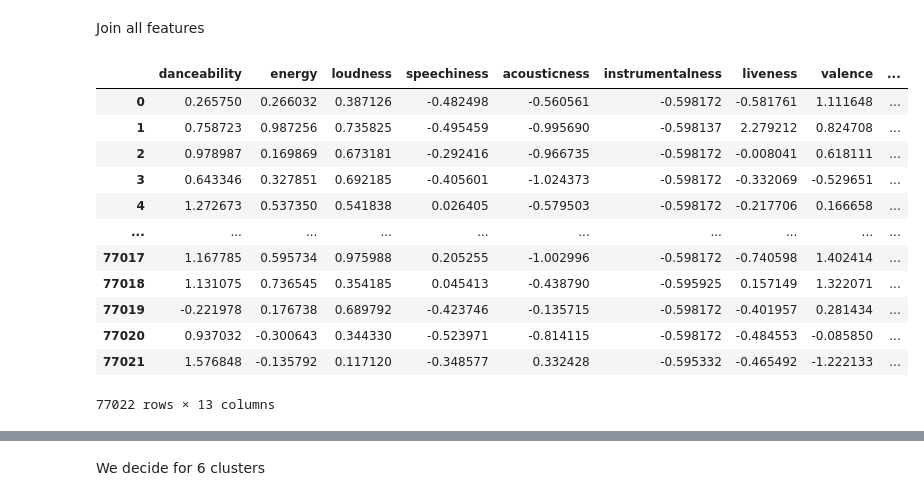
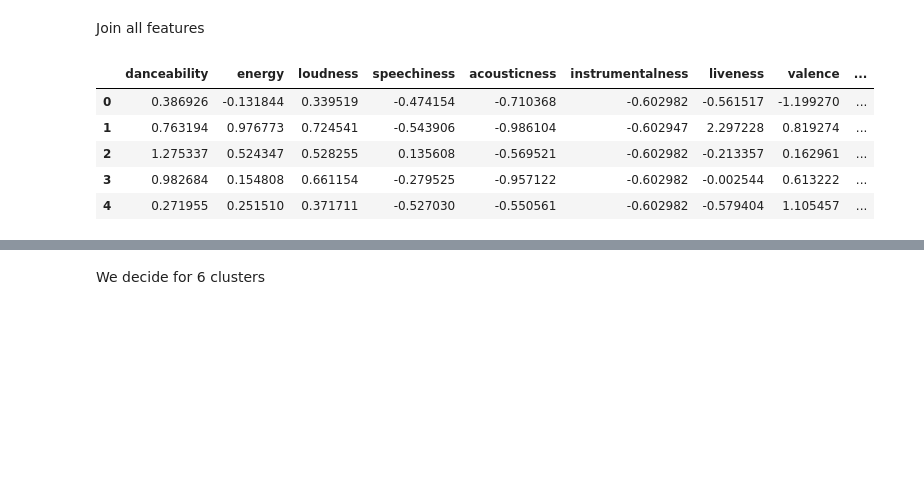
Before and after one commit to nicojapas/spotify_songs_recommender, a Jupyter notebook: spotify_songs_recommender.ipynb, the cells around one changed output, grey strips where cells are left out. Saved outputs shown, nothing was run; the diff lists cells and outputs as text; code cells hidden in the pictures; blank space fills up the shorter version.

```diff
--- a/spotify_songs_recommender.ipynb
+++ b/spotify_songs_recommender.ipynb
@@ -105,8 +212,0 @@ def get_all_tracks(uri):
-# %%
-songs = {'song_id':[], 'song_name':[], 'artists':[]}
-
-for i in tqdm(playlist_uri):
-    d = get_all_tracks(i)
-    [songs['song_id'].append(i) for i in d['song_id']]
-    [songs['song_name'].append(i) for i in d['song_name']]
-    [songs['artists'].append(i) for i in d['artists']]
@@ -171,3 +331,5 @@ df_features.shape
 # %%
-df_features = df_features[df_features['speechiness']<0.8]
+# filter the songs that have a very high 'speechiness'
+# i.e. those that are narrations
+df_features = df_features[df_features['speechiness']<0.6]
 # %%
@@ -193,8 +366,23 @@ df_all.head()
 # %% [markdown]
 Feature selection
 # %%
-X_cont = df_all[['danceability','energy','loudness','speechiness',
-                       'acousticness','instrumentalness','liveness','valence',
-                       'tempo','duration_ms']]
+# pick the continuous variables that we consider important for clustering
+X_cont = df_all[[
+    'danceability',
+    'energy',
+    'loudness',
+    'speechiness',
+    'acousticness',
+    'instrumentalness',
+    'liveness',
+    'valence',
+    'tempo',
+    'duration_ms'
+]]
 # %%
-X_disc = df_all[['key','mode','time_signature']]
+# now pick the discrete variables
+X_disc = df_all[[
+    'key',
+    'mode',
+    'time_signature'
+]]
@@ -227,19 +407,15 @@ X_disc
 # %% [markdown]
 Join all features
 # %%
+# concatenate the preprocessed variables
 X_prep = pd.concat([X_cont_st, X_disc], axis=1)
-X_prep
+
+# show the first rows
+X_prep.head()
 # %% [output]
 |  | danceability | energy | loudness | speechiness | acousticness | instrumentalness | liveness | valence | ... |
-| 0 | 0.265750 | 0.266032 | 0.387126 | -0.482498 | -0.560561 | -0.598172 | -0.581761 | 1.111648 | ... |
-| 1 | 0.758723 | 0.987256 | 0.735825 | -0.495459 | -0.995690 | -0.598137 | 2.279212 | 0.824708 | ... |
-| 2 | 0.978987 | 0.169869 | 0.673181 | -0.292416 | -0.966735 | -0.598172 | -0.008041 | 0.618111 | ... |
-| 3 | 0.643346 | 0.327851 | 0.692185 | -0.405601 | -1.024373 | -0.598172 | -0.332069 | -0.529651 | ... |
-| 4 | 1.272673 | 0.537350 | 0.541838 | 0.026405 | -0.579503 | -0.598172 | -0.217706 | 0.166658 | ... |
-| ... | ... | ... | ... | ... | ... | ... | ... | ... | ... |
-| 77017 | 1.167785 | 0.595734 | 0.975988 | 0.205255 | -1.002996 | -0.598172 | -0.740598 | 1.402414 | ... |
-| 77018 | 1.131075 | 0.736545 | 0.354185 | 0.045413 | -0.438790 | -0.595925 | 0.157149 | 1.322071 | ... |
-| 77019 | -0.221978 | 0.176738 | 0.689792 | -0.423746 | -0.135715 | -0.598172 | -0.401957 | 0.281434 | ... |
-| 77020 | 0.937032 | -0.300643 | 0.344330 | -0.523971 | -0.814115 | -0.598172 | -0.484553 | -0.085850 | ... |
-| 77021 | 1.576848 | -0.135792 | 0.117120 | -0.348577 | 0.332428 | -0.595332 | -0.465492 | -1.222133 | ... |
+| 0 | 0.386926 | -0.131844 | 0.339519 | -0.474154 | -0.710368 | -0.602982 | -0.561517 | -1.199270 | ... |
+| 1 | 0.763194 | 0.976773 | 0.724541 | -0.543906 | -0.986104 | -0.602947 | 2.297228 | 0.819274 | ... |
+| 2 | 1.275337 | 0.524347 | 0.528255 | 0.135608 | -0.569521 | -0.602982 | -0.213357 | 0.162961 | ... |
+| 3 | 0.982684 | 0.154808 | 0.661154 | -0.279525 | -0.957122 | -0.602982 | -0.002544 | 0.613222 | ... |
+| 4 | 0.271955 | 0.251510 | 0.371711 | -0.527030 | -0.550561 | -0.602982 | -0.579404 | 1.105457 | ... |
-77022 rows × 13 columns
```
Also changed, not shown: parts of 72 cells of this notebook.
